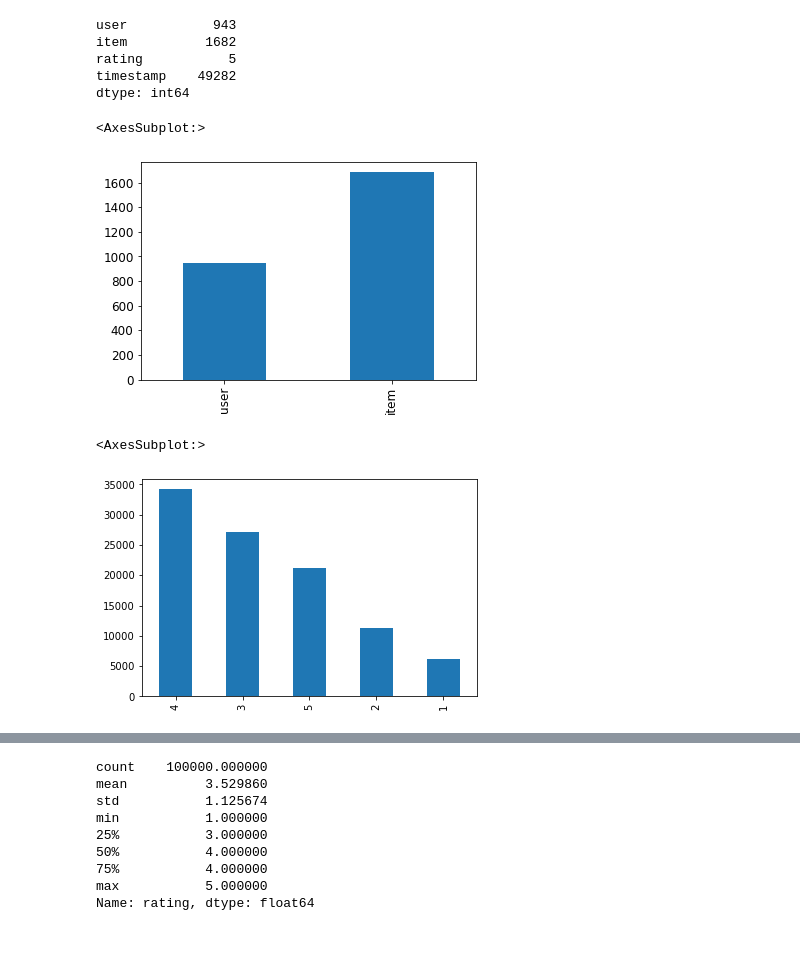
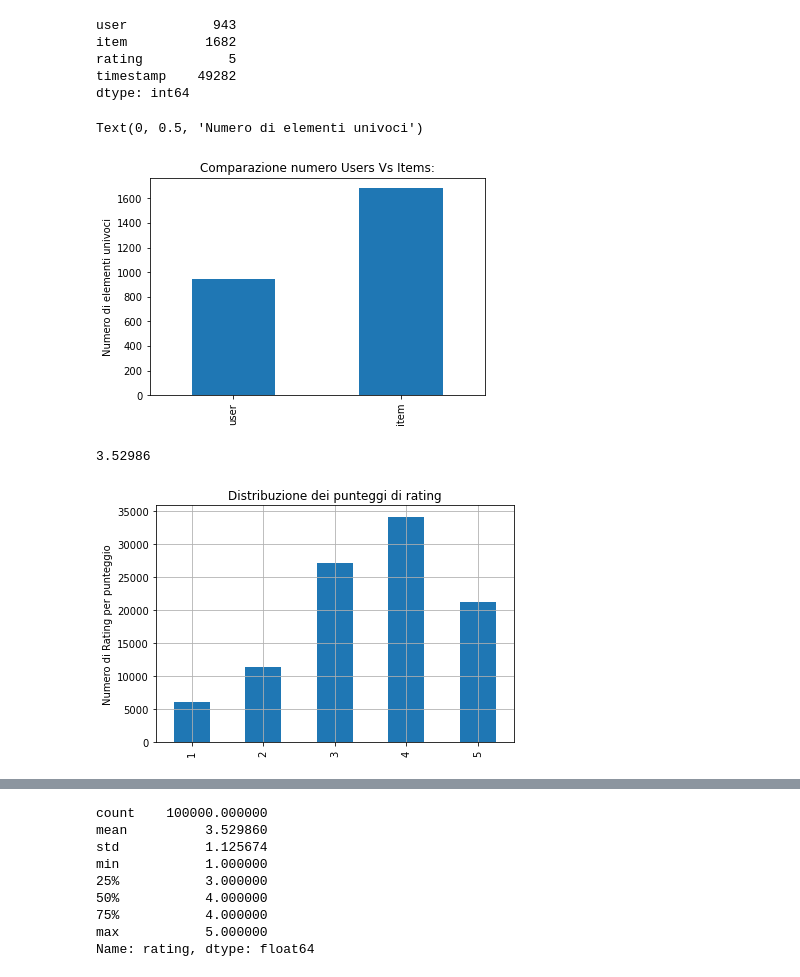
Before and after one commit to SamueleCrispino/recommender-system, a Jupyter notebook: recommender_system.ipynb, the cells around one changed output, grey strips where cells are left out. Saved outputs shown, nothing was run; the diff lists cells and outputs as text; code cells hidden in the pictures; blank space fills up the shorter version.

```diff
--- a/recommender_system.ipynb
+++ b/recommender_system.ipynb
@@ -38,11 +39,22 @@ timestamp    49282
 dtype: int64
 # %%
 df[["user", "item"]].nunique().plot(kind="bar")
+
+plt.title('Comparazione numero Users Vs Items:')
+plt.ylabel('Numero di elementi univoci')
 # %% [output]
-<AxesSubplot:>
+Text(0, 0.5, 'Numero di elementi univoci')
-[figure, old version]
+[figure, new version]
+# %%
+df.rating.mean()
+# %% [output]
+3.52986
 # %%
-df.rating.value_counts().plot(kind='bar')
+df.rating.value_counts().sort_index().plot(kind='bar')
+
+plt.title('Distribuzione dei punteggi di rating')
+plt.ylabel('Numero di Rating per punteggio')
+plt.grid()
+plt.tight_layout()
 # %% [output]
-<AxesSubplot:>
-[figure, old version]
+[figure, new version]
```
Also changed, not shown: parts of 32 cells of this notebook.
